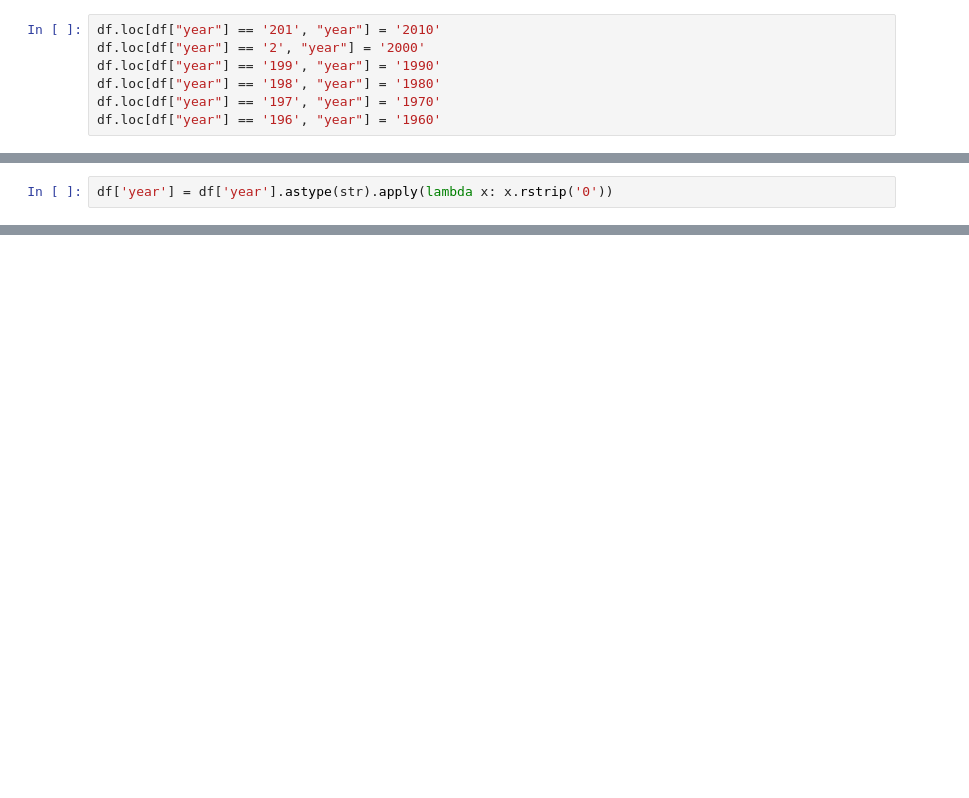
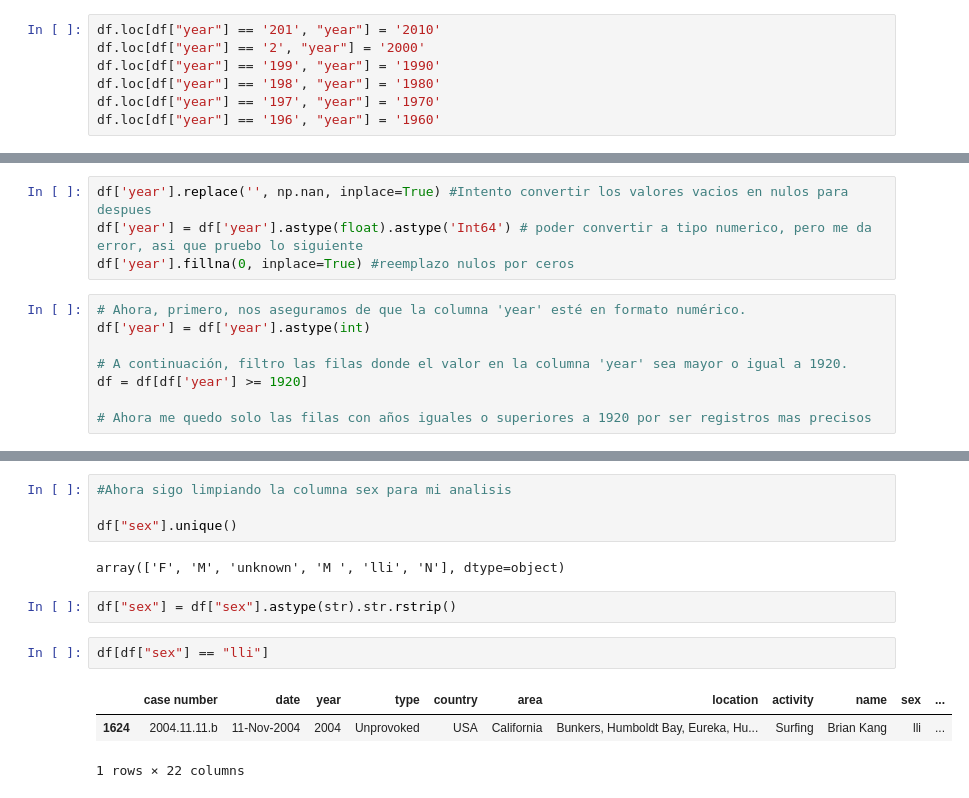
Before and after one commit to abelnperez/-Pandas_Sharks-Abel-Nunez-Perez-, a Jupyter notebook: data/sharks_clean.ipynb, the cells around one changed output, grey strips where cells are left out. Drawn from its saved outputs; the diff is of its cells as text; blank space fills up the shorter version.

```diff
--- a/Sharks.ipynb
+++ b/data/sharks_clean.ipynb
@@ -1051,2 +764,0 @@ Name: year, Length: 4838, dtype: object
-# %%
-df['year'] = df['year'].astype(str).apply(lambda x: x.rstrip('0'))
@@ -1083,0 +765,12 @@ KeyError: '[6177, 6178, 6179, 6180, 6181, 6182, 6183, 6184, 6185, 6186, 6187, 61
+# %%
+df['year'].replace('', np.nan, inplace=True) #Intento convertir los valores vacios en nulos para despues
+df['year'] = df['year'].astype(float).astype('Int64') # poder convertir a tipo numerico, pero me da error, asi que pruebo lo siguiente
+df['year'].fillna(0, inplace=True) #reemplazo nulos por ceros
+# %%
+# Ahora, primero, nos aseguramos de que la columna 'year' esté en formato numérico.
+df['year'] = df['year'].astype(int)
+
+# A continuación, filtro las filas donde el valor en la columna 'year' sea mayor o igual a 1920.
+df = df[df['year'] >= 1920]
+
+# Ahora me quedo solo las filas con años iguales o superiores a 1920 por ser registros mas precisos
@@ -1083,0 +789,14 @@ KeyError: '[6177, 6178, 6179, 6180, 6181, 6182, 6183, 6184, 6185, 6186, 6187, 61
+# %%
+#Ahora sigo limpiando la columna sex para mi analisis
+
+df["sex"].unique()
+# %% [output]
+array(['F', 'M', 'unknown', 'M ', 'lli', 'N'], dtype=object)
+# %%
+df["sex"] = df["sex"].astype(str).str.rstrip()
+# %%
+df[df["sex"] == "lli"]
+# %% [output]
+|  | case number | date | year | type | country | area | location | activity | name | sex | ... |
+| 1624 | 2004.11.11.b | 11-Nov-2004 | 2004 | Unprovoked | USA | California | Bunkers, Humboldt Bay, Eureka, Hu... | Surfing | Brian Kang | lli | ... |
+1 rows × 22 columns
```
Also changed, not shown: parts of 60 cells of this notebook, 6 other files.
